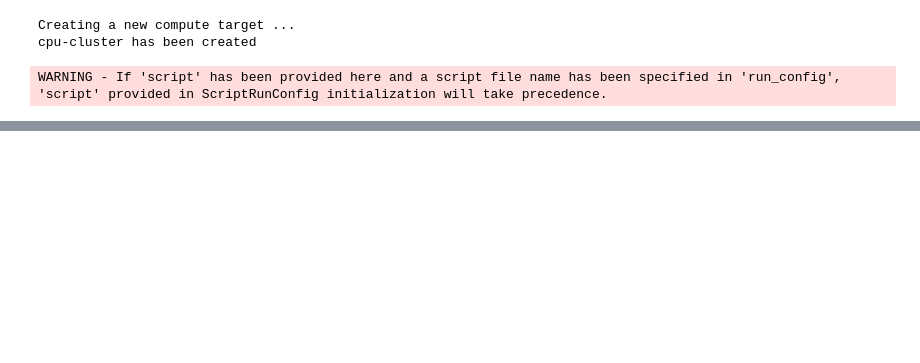
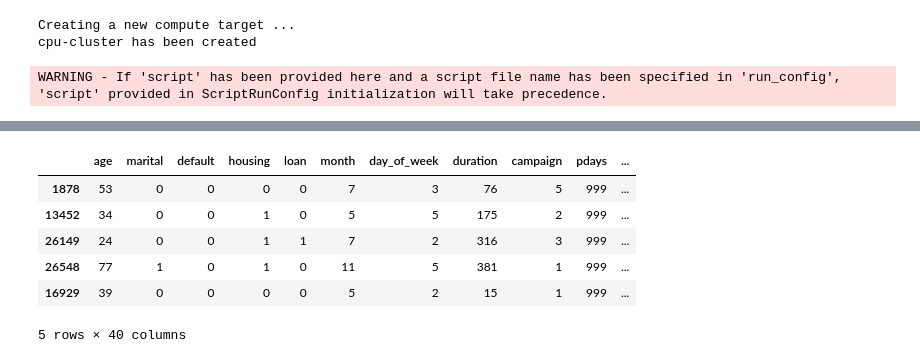
Before and after one commit to BMUHAMMDI/nd00333_AZMLND_Optimizing_a_Pipeline_in_Azure-Starter_Files, a Jupyter notebook: udacity-project.ipynb, the cells around one changed output, grey strips where cells are left out. Drawn from its saved outputs; the diff is of its cells as text; code cells hidden in the pictures; blank space fills up the shorter version.

```diff
--- a/udacity-project.ipynb
+++ b/udacity-project.ipynb
@@ -145,12 +145,12 @@ from azureml.core import Dataset
 # Create TabularDataset using TabularDatasetFactory
 # Data is available at:
 web_path ='https://automlsamplenotebookdata.blob.core.windows.net/automl-sample-notebook-data/bankmarketing_train.csv'
-ds = Dataset.Tabular.from_delimited_files(path=web_path)
+dataset = Dataset.Tabular.from_delimited_files(path=web_path)
 # %%
 from train import clean_data
 
 # Use the clean_data function to clean your data.
-x, y = clean_data(ds)
+x, y = clean_data(dataset)
 # %%
 import pandas as pd
 from sklearn.model_selection import train_test_split
@@ -160,11 +160,14 @@ import numpy as np
 from sklearn import preprocessing
 
 x_train,x_test,y_train,y_test=train_test_split(x,y,test_size=0.2)
-
-
-if not os.path.isdir("dataset"):
-    os.mkdir("dataset")
-
-    training_data.to_csv('dataset/y.csv')
-    datastore= ws.get_defult_datastore()
-    datastore.upload(scr_dir='/dataset', target_path='ydataset', overwrite=True,show_progress=True)
+training_data = pd.concat([x_train,y_train],axis=1)
+# %%
+training_data.head()
+# %% [output]
+|  | age | marital | default | housing | loan | month | day_of_week | duration | campaign | pdays | ... |
+| 1878 | 53 | 0 | 0 | 0 | 0 | 7 | 3 | 76 | 5 | 999 | ... |
+| 13452 | 34 | 0 | 0 | 1 | 0 | 5 | 5 | 175 | 2 | 999 | ... |
+| 26149 | 24 | 0 | 0 | 1 | 1 | 7 | 2 | 316 | 3 | 999 | ... |
+| 26548 | 77 | 1 | 0 | 1 | 0 | 11 | 5 | 381 | 1 | 999 | ... |
+| 16929 | 39 | 0 | 0 | 0 | 0 | 5 | 2 | 15 | 1 | 999 | ... |
+5 rows × 40 columns
```
Also changed, not shown: parts of 7 cells of this notebook.
